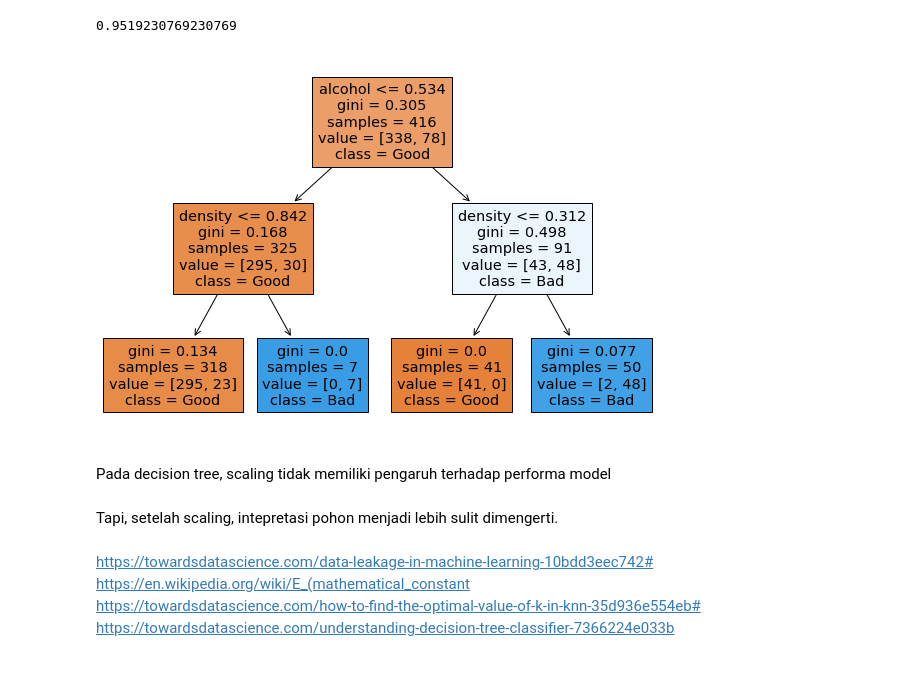
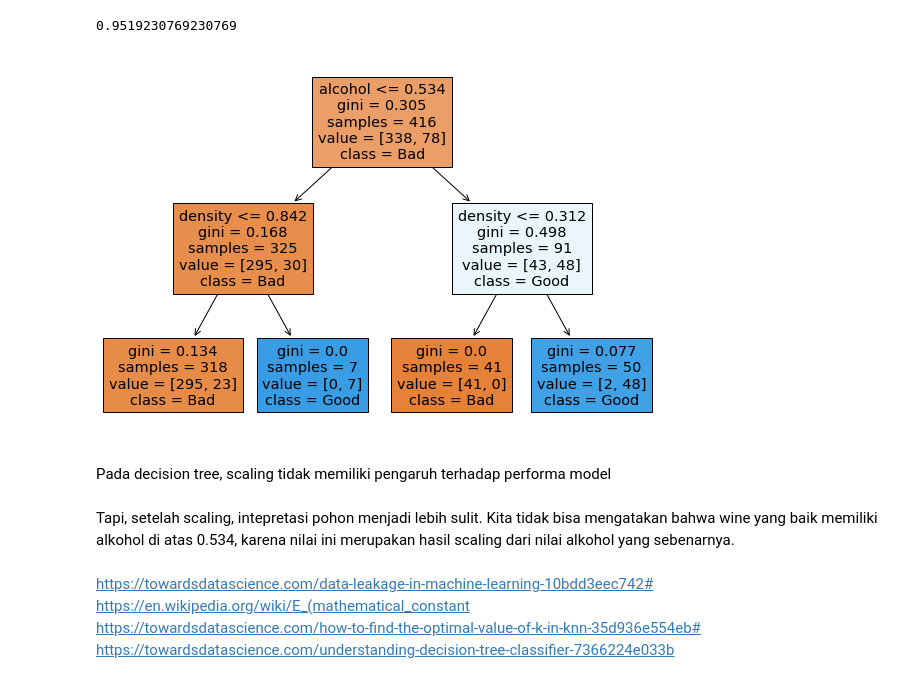
Before and after one commit to bgt90/JCDS-AH-0304-Classification, a Jupyter notebook: Klasifikasi.ipynb, the cells around one changed output. Cells and saved outputs as stored; diff of their text form; code cells hidden in the pictures.

```diff
--- a/Klasifikasi.ipynb
+++ b/Klasifikasi.ipynb
@@ -714,14 +720,14 @@ accuracy_score(y_test,y_predict)
 0.9519230769230769
 # %%
 plt.figure(figsize=(10,7))
-plot_tree(tree, feature_names= list(X), class_names=['Good','Bad'],filled=True)
+plot_tree(tree, feature_names= list(X), class_names=['Bad','Good'],filled=True)
 plt.show()
 # %% [output]
-[figure, old version]
+[figure, new version]
 # %% [markdown]
 Pada decision tree, scaling tidak memiliki pengaruh terhadap performa model
-# %% [markdown]
-Tapi, setelah scaling, intepretasi pohon menjadi lebih sulit dimengerti.
+# %% [markdown]
+Tapi, setelah scaling, intepretasi pohon menjadi lebih sulit. Kita tidak bisa mengatakan bahwa wine yang baik memiliki alkohol di atas 0.534, karena nilai ini merupakan hasil scaling dari nilai alkohol yang sebenarnya.
 # %% [markdown]
 https://towardsdatascience.com/data-leakage-in-machine-learning-10bdd3eec742#
 https://en.wikipedia.org/wiki/E_(mathematical_constant
```
Also changed, not shown: parts of 3 cells of this notebook.
